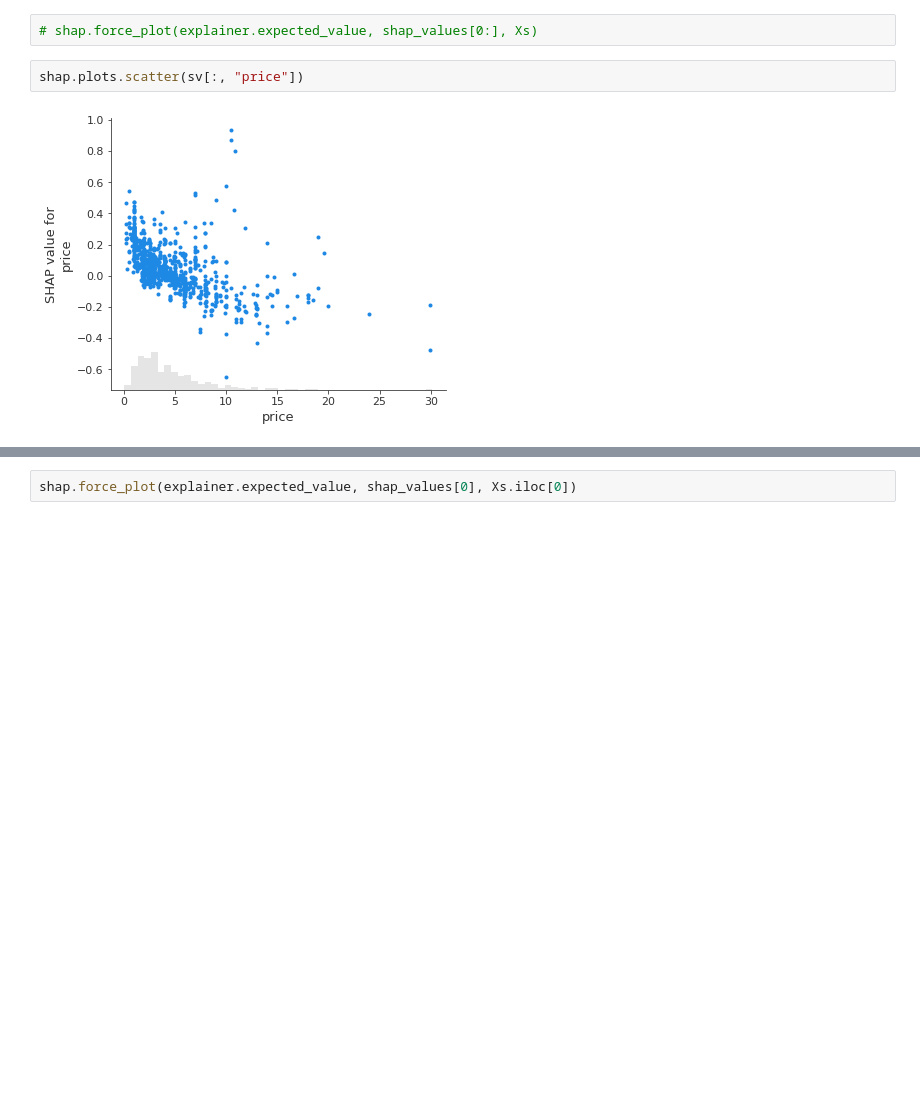
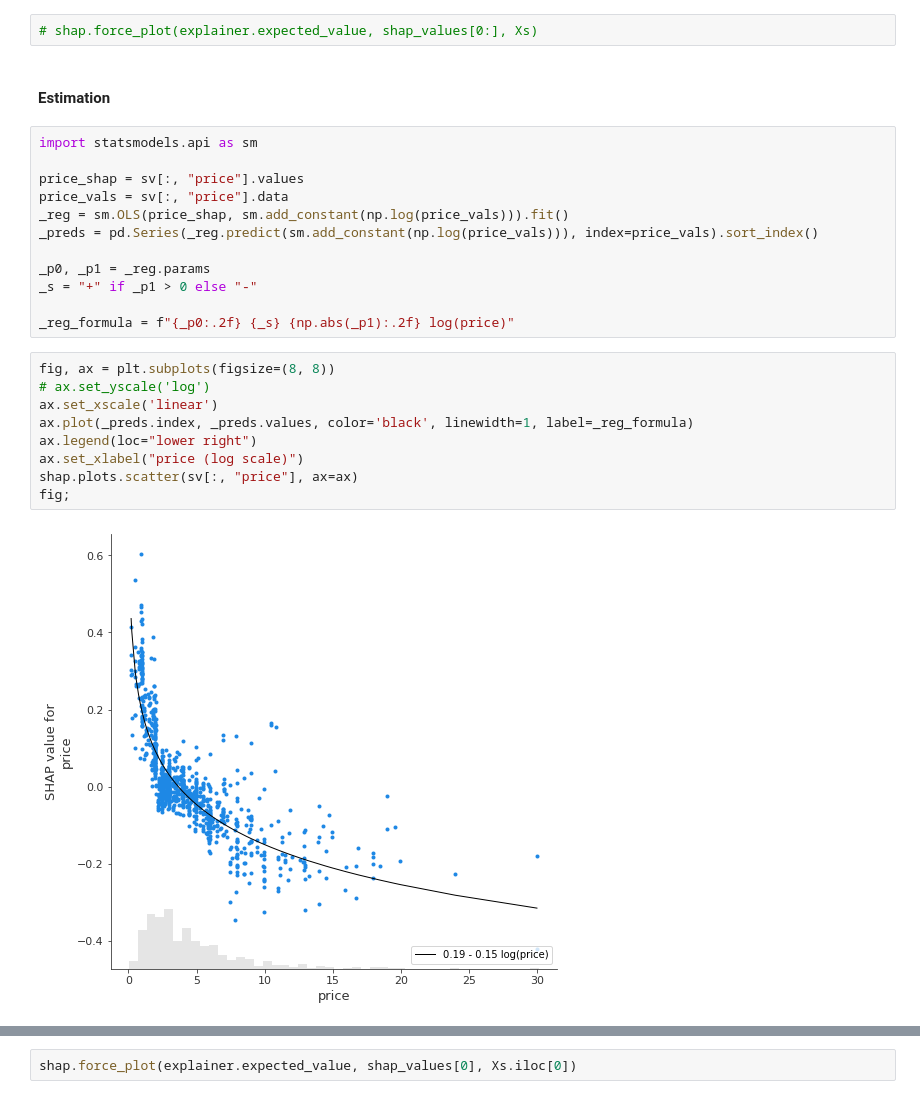
Before and after one commit to NowanIlfideme/m5-competition, a Jupyter notebook: nb/2_Models.ipynb, the cells around one changed output, grey strips where cells are left out. Saved outputs shown, nothing was run; the diff lists cells and outputs as text; blank space fills up the shorter version.

```diff
--- a/nb/2_Models.ipynb
+++ b/nb/2_Models.ipynb
@@ -453,6 +474,27 @@ shap.summary_plot(shap_values, Xs)
 # %%
 # shap.force_plot(explainer.expected_value, shap_values[0:], Xs)
-# %%
-shap.plots.scatter(sv[:, "price"])
-# %% [output]
-[figure, removed]
+# %% [markdown]
+#### Estimation
+# %%
+import statsmodels.api as sm
+
+price_shap = sv[:, "price"].values
+price_vals = sv[:, "price"].data
+_reg = sm.OLS(price_shap, sm.add_constant(np.log(price_vals))).fit()
+_preds = pd.Series(_reg.predict(sm.add_constant(np.log(price_vals))), index=price_vals).sort_index()
+
+_p0, _p1 = _reg.params
+_s = "+" if _p1 > 0 else "-"
+
+_reg_formula = f"{_p0:.2f} {_s} {np.abs(_p1):.2f} log(price)"
+# %%
+fig, ax = plt.subplots(figsize=(8, 8))
+# ax.set_yscale('log')
+ax.set_xscale('linear')
+ax.plot(_preds.index, _preds.values, color='black', linewidth=1, label=_reg_formula)
+ax.legend(loc="lower right")
+ax.set_xlabel("price (log scale)")
+shap.plots.scatter(sv[:, "price"], ax=ax)
+fig;
+# %% [output]
+[figure, added]
```
Also changed, not shown: parts of 20 cells of this notebook.
